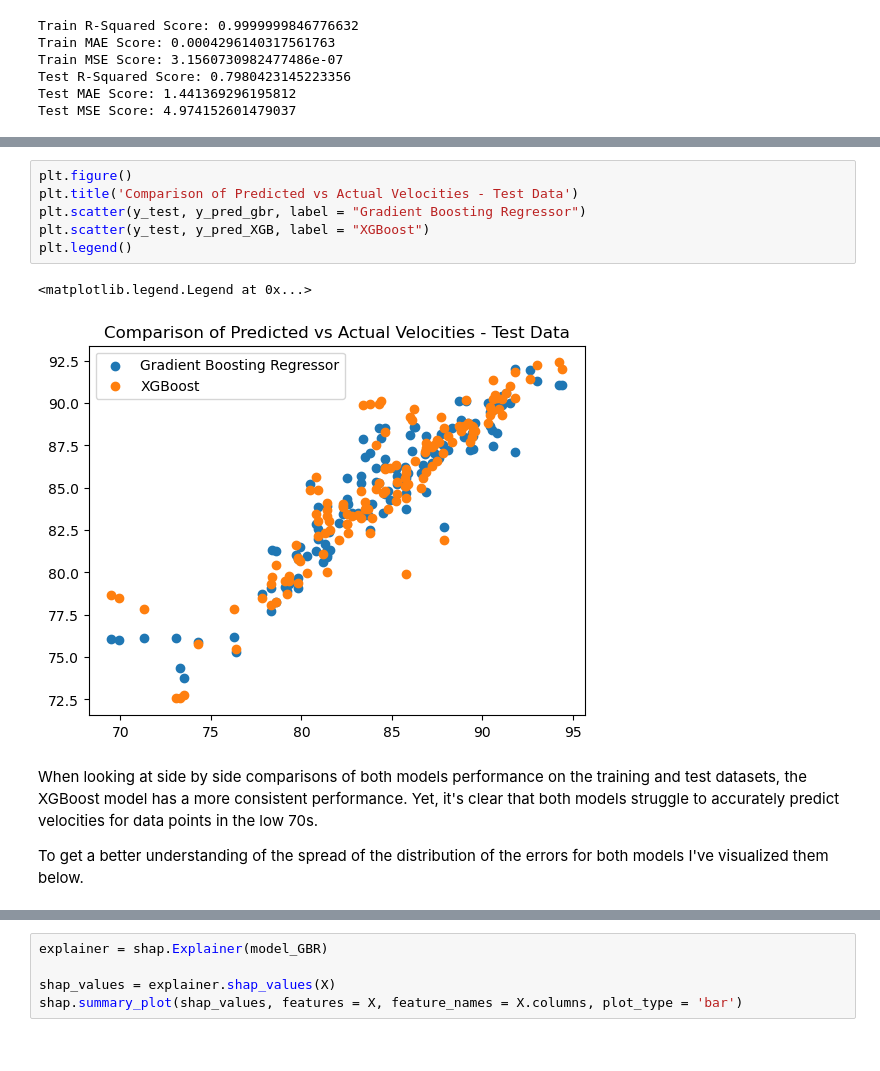
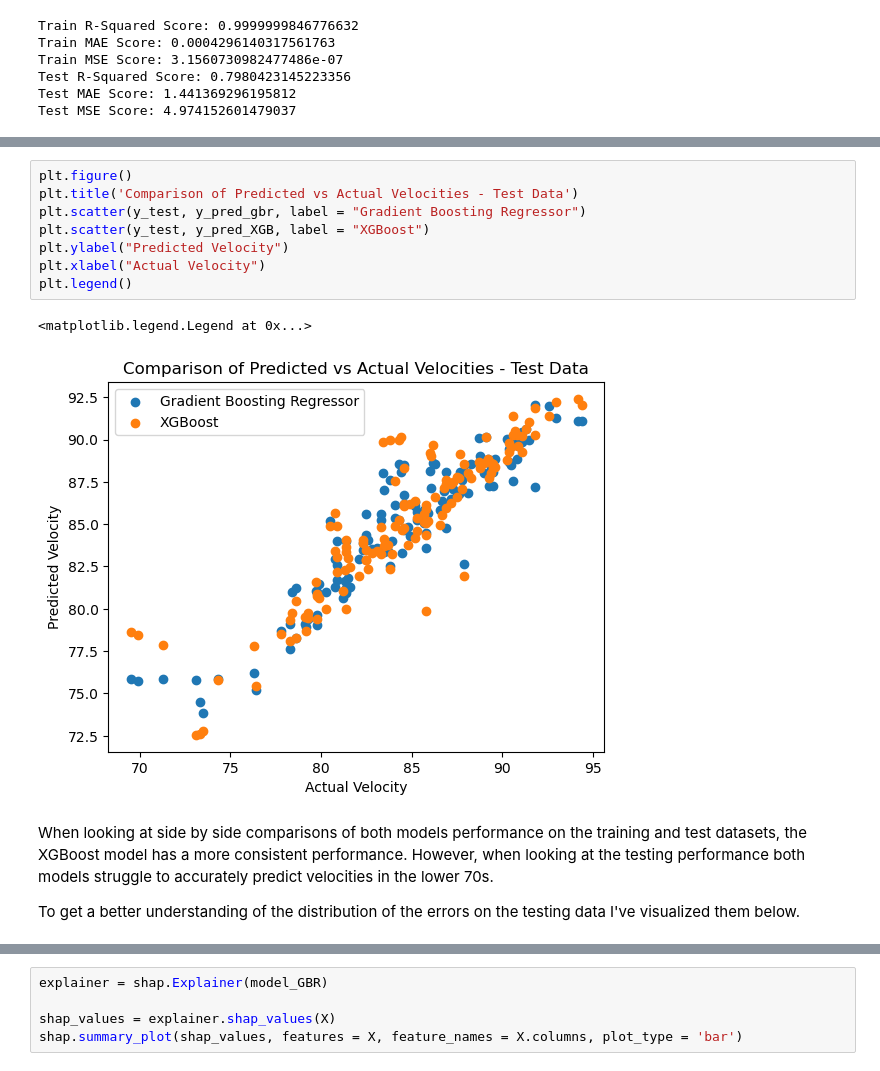
Before and after one commit to jisoawe/Biomech_Pitch_Velo_Prediction, a Jupyter notebook: Biomech_Velo_Prediction.ipynb, the cells around one changed output, grey strips where cells are left out. Drawn from its saved outputs; the diff is of its cells as text.

```diff
--- a/Biomech_Velo_Prediction.ipynb
+++ b/Biomech_Velo_Prediction.ipynb
@@ -257,16 +259,18 @@ plt.legend()
 # %%
 plt.figure()
 plt.title('Comparison of Predicted vs Actual Velocities - Test Data')
 plt.scatter(y_test, y_pred_gbr, label = "Gradient Boosting Regressor")
 plt.scatter(y_test, y_pred_XGB, label = "XGBoost")
+plt.ylabel("Predicted Velocity")
+plt.xlabel("Actual Velocity")
 plt.legend()
 # %% [output]
 <matplotlib.legend.Legend at 0x...>
-[figure, old version]
+[figure, new version]
 # %% [markdown]
-When looking at side by side comparisons of both models performance on the training and test datasets, the XGBoost model has a more consistent performance. Yet, it's clear that both models struggle to accurately predict velocities for data points in the low 70s.
+When looking at side by side comparisons of both models performance on the training and test datasets, the XGBoost model has a more consistent performance. However, when looking at the testing performance both models struggle to accurately predict velocities in the lower 70s.
 
-To get a better understanding of the spread of the distribution of the errors for both models I've visualized them below.
+To get a better understanding of the distribution of the errors on the testing data I've visualized them below.
 # %%
 errors_gb = y_test - y_pred_gbr
 errors_xgb = y_test - y_pred_XGB
```
Also changed, not shown: parts of 37 cells of this notebook.
